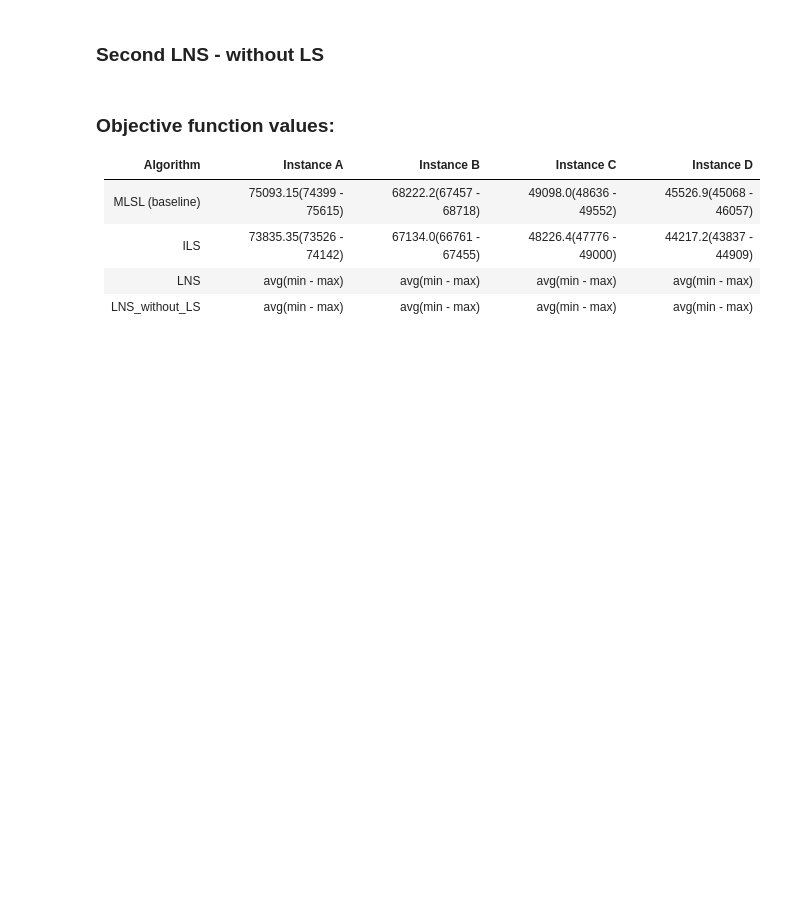
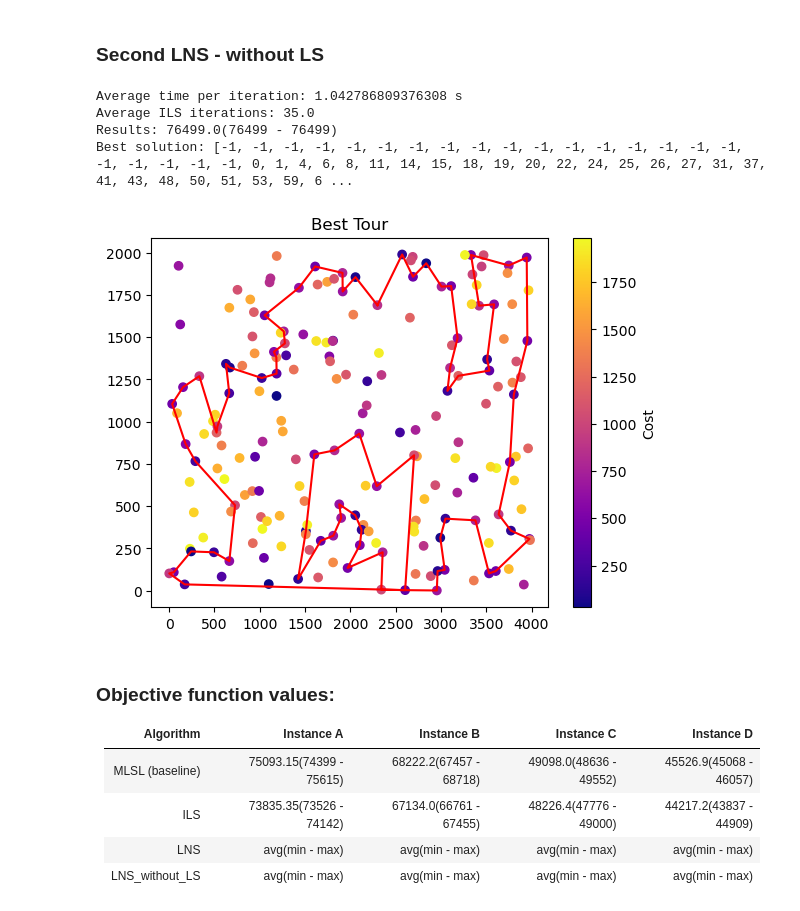
Before and after one commit to Oskshust/evo_comp, a Jupyter notebook: 7/raport.ipynb, the cells around one changed output. Cells and saved outputs as stored; diff of their text form; code cells hidden in the pictures; blank space fills up the shorter version.

```diff
--- a/7/raport.ipynb
+++ b/7/raport.ipynb
@@ -58,7 +70,13 @@ d = "../data/TSPD.csv"
 # %% [markdown]
 ### Second LNS - without LS
 # %%
-# run_lns(a, 1, False)
+run_lns(a, 1, False)
+# %% [output]
+Average time per iteration: 1.042786809376308 s
+Average ILS iterations: 35.0
+Results: 76499.0(76499 - 76499)
+Best solution: [-1, -1, -1, -1, -1, -1, -1, -1, -1, -1, -1, -1, -1, -1, -1, -1, -1, -1, -1, -1, -1, -1, 0, 1, 4, 6, 8, 11, 14, 15, 18, 19, 20, 22, 24, 25, 26, 27, 31, 37, 41, 43, 48, 50, 51, 53, 59, 6 ...
+[figure, added]
 # %% [markdown]
 ### Objective function values:
 
```
Also changed, not shown: parts of 2 cells of this notebook, 1 other file.
